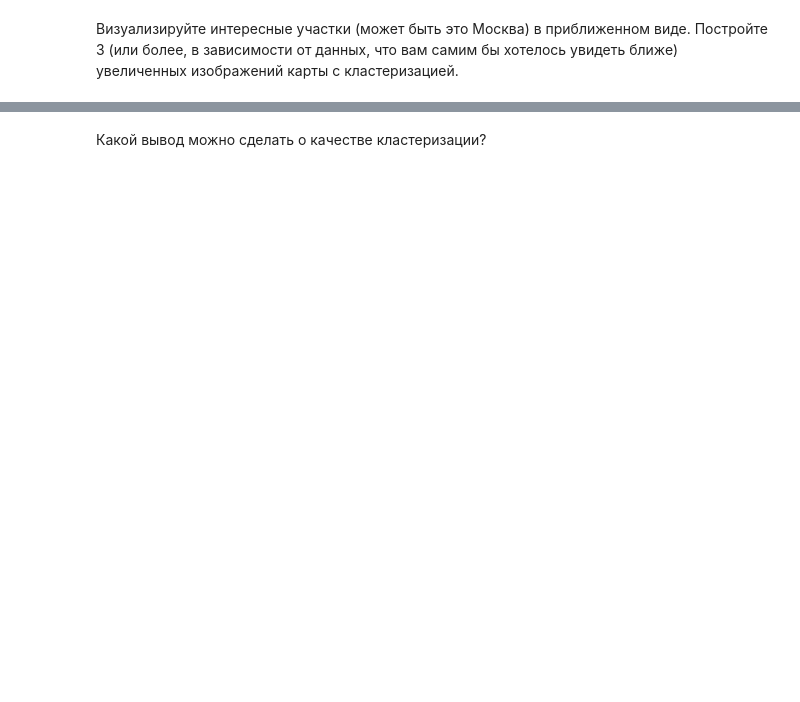
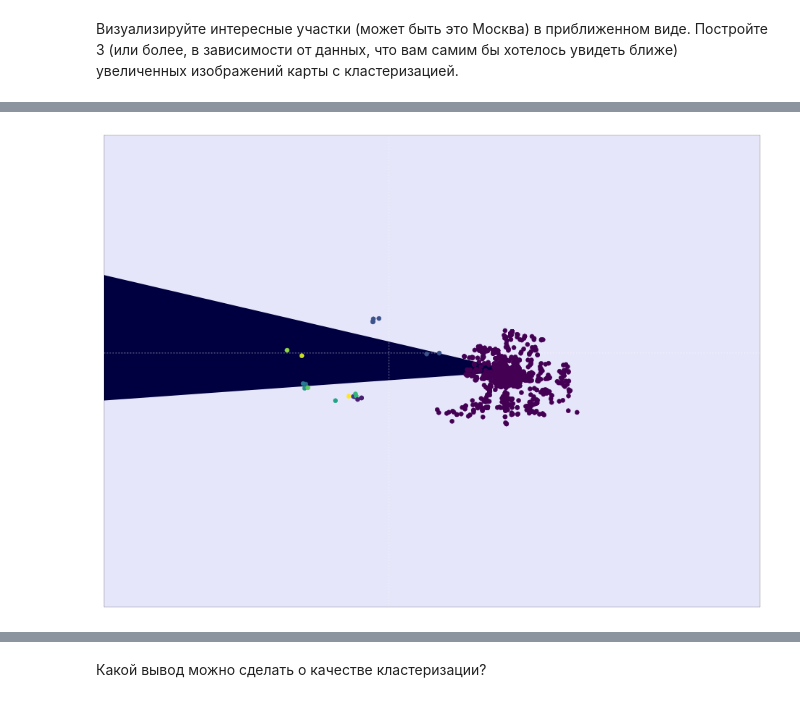
Before and after one commit to Kakoedlinnoeslovo/data_mining, a Jupyter notebook: hw2-degtyarev.ipynb, the cells around one changed output, grey strips where cells are left out. Saved outputs shown, nothing was run; the diff lists cells and outputs as text; code cells hidden in the pictures; blank space fills up the shorter version.

```diff
--- a/hw2-degtyarev.ipynb
+++ b/hw2-degtyarev.ipynb
@@ -399,0 +427,20 @@ moscow
+# %%
+k_p = 13
+cls = Clustering()
+y= cls.fit_predict(pet_places,k_p,linkage=average)
+# %%
+pl.figure(figsize=(20,12))
+
+m = bm.Basemap(projection='cyl', llcrnrlat=min(pet_places[:, 0])-0.5 , urcrnrlat=max(pet_places[:, 0])+0.5 , llcrnrlon=min(pet_places[:, 1])-0.5 , urcrnrlon=max(pet_places[:, 1])+0.5 , resolution='c')
+
+m.drawcountries(linewidth=0.2)
+m.fillcontinents(color='lavender', lake_color='#000040')
+m.drawmapboundary(linewidth=0.2, fill_color='#000040')
+m.drawparallels(np.arange(-90,90,30),labels=[0,0,0,0], color='white', linewidth=0.5)
+m.drawmeridians(np.arange(0,360,30),labels=[0,0,0,0], color='white', linewidth=0.5)
+
+m.scatter(pet_places[:, 1], pet_places[:,0], c=y, zorder=10)
+
+pl.show()
+# %% [output]
+[figure, added]
```
Also changed, not shown: parts of 31 cells of this notebook.
